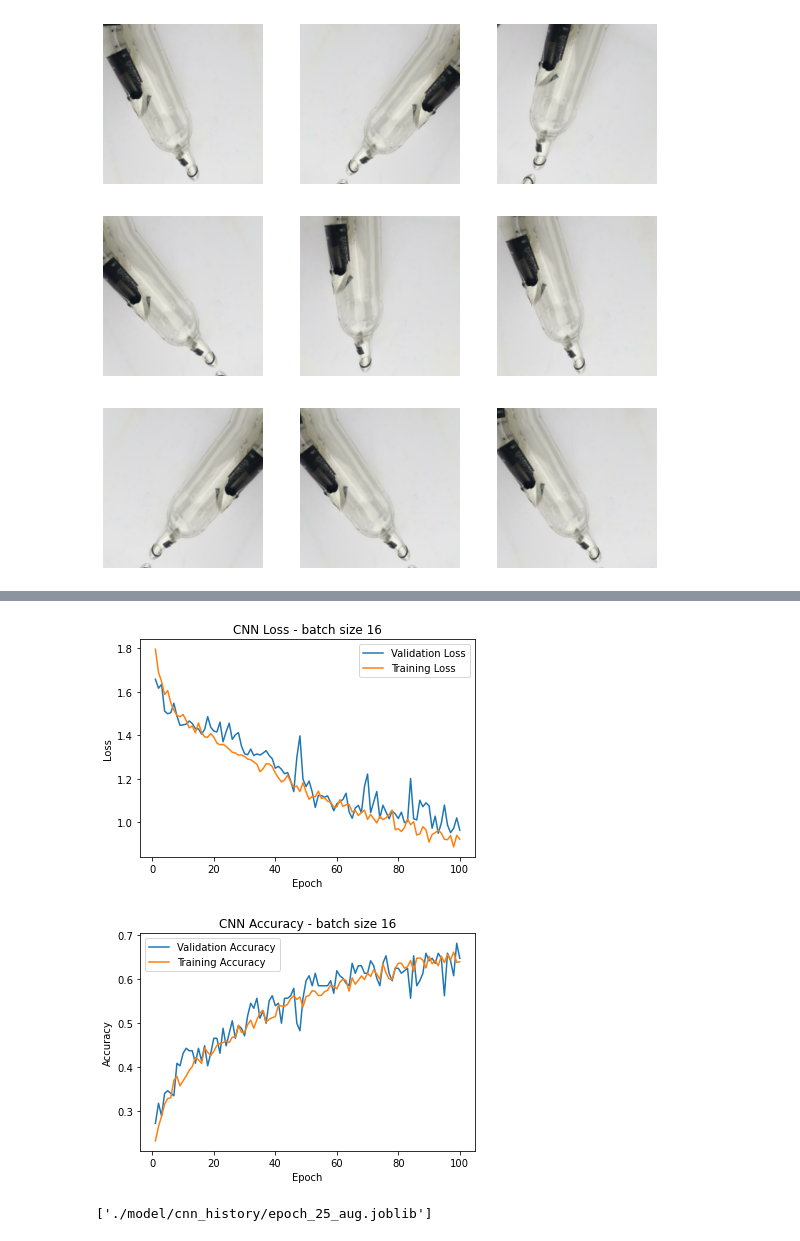
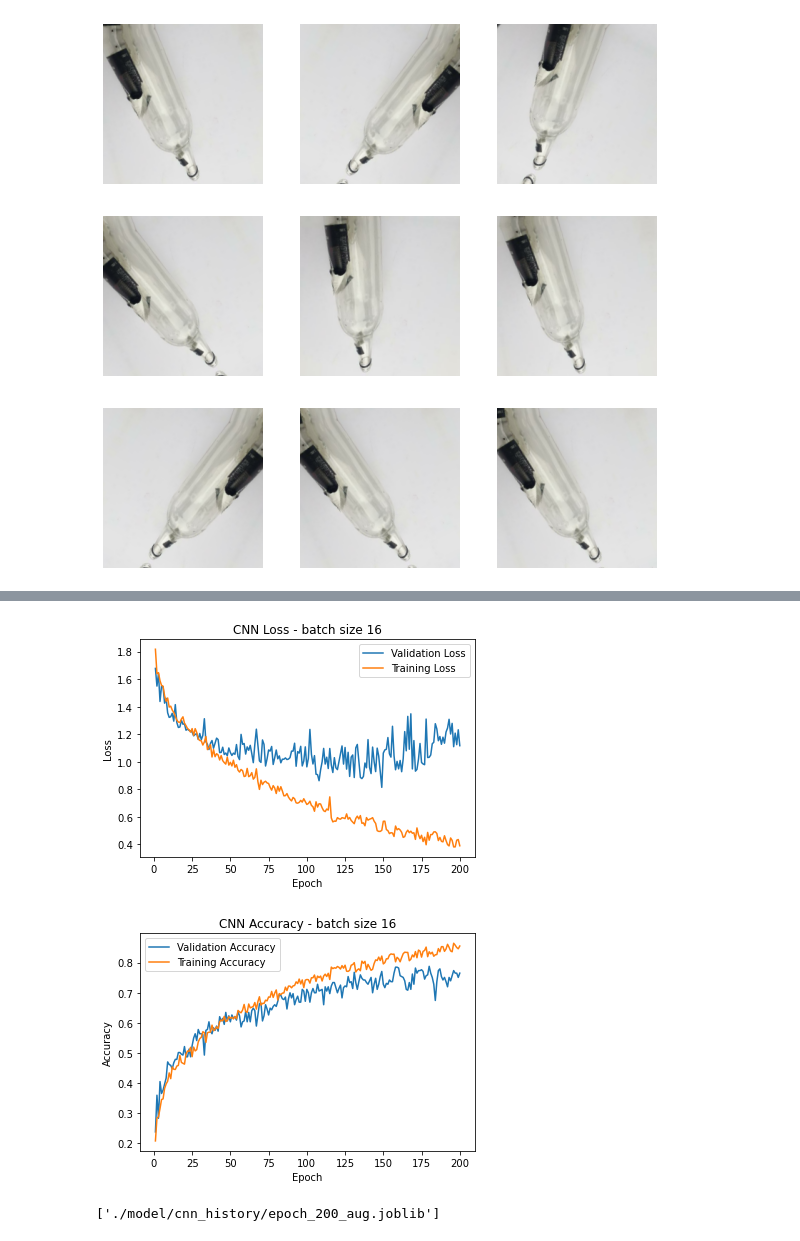
Before and after one commit to Farooq-azam-khan/cps803-course-project, a Jupyter notebook: notebooks/7 - Convolutional Neural Network.ipynb, the cells around one changed output, grey strips where cells are left out. Drawn from its saved outputs; the diff is of its cells as text; code cells hidden in the pictures.

Commit message:
CNN 200 epochs 80-75% train-valid accuracy

```diff
--- a/notebooks/7 - Convolutional Neural Network.ipynb
+++ b/notebooks/7 - Convolutional Neural Network.ipynb
@@ -77,10 +77,10 @@ image.shape
 (384, 512, 3)
 # %%
 #hyperparaters
-validation_split = 0.1
+validation_split = 0.2
 batch_size = 16
 image_size = (224, 224)
-epochs = 100
+epochs = 200
 learning_rate = 1e-3
 
 
@@ -148,6 +148,8 @@ def make_cnn_model(input_shape, labels, num_dense_layers):
     model.add(layers.MaxPooling2D((2,2)))
     model.add(layers.Conv2D(128, 3, padding="same", activation="relu"))
     model.add(layers.MaxPooling2D((2,2)))
+    model.add(layers.Conv2D(512, 3, padding="same", activation="relu"))
+    model.add(layers.MaxPooling2D((2,2)))
     model.add(layers.Flatten())
 
     for _ in range(num_dense_layers):
@@ -158,7 +160,7 @@ def make_cnn_model(input_shape, labels, num_dense_layers):
 
     return model
 # %%
-model = make_cnn_model(input_shape=image_size + (3,), labels=len(labels), num_dense_layers=2)
+model = make_cnn_model(input_shape=image_size + (3,), labels=len(labels), num_dense_layers=1)
 model.build()
 model.summary()
 # %% [output]
@@ -216,18 +223,18 @@ Epoch 100/100
 # %%
-plot_loss(history, filename="CNN_loss_epoch_100_aug.png")
-plot_accuracy(history, filename="CNN_accuracy_epoch_100_aug.png")
+plot_loss(history, filename="CNN_loss_epoch_200_aug.png")
+plot_accuracy(history, filename="CNN_accuracy_epoch_200_aug.png")
 # %% [output]
-[figure, old version]
+[figure, new version]
-[figure, old version]
+[figure, new version]
-# %%
-import joblib
-
-path = './model/cnn_history'
-if not os.path.exists(path):
-    os.makedirs(path)
-
-joblib.dump(history.history, os.path.join(path, 'epoch_25_aug.joblib'))
-# %% [output]
-['./model/cnn_history/epoch_25_aug.joblib']
+# %%
+import joblib
+
+path = './model/cnn_history'
+if not os.path.exists(path):
+    os.makedirs(path)
+
+joblib.dump(history.history, os.path.join(path, 'epoch_200_aug.joblib'))
+# %% [output]
+['./model/cnn_history/epoch_200_aug.joblib']
 # %%
 def predict(category):
```
Also changed, not shown: parts of 10 cells of this notebook, 3 other files.
